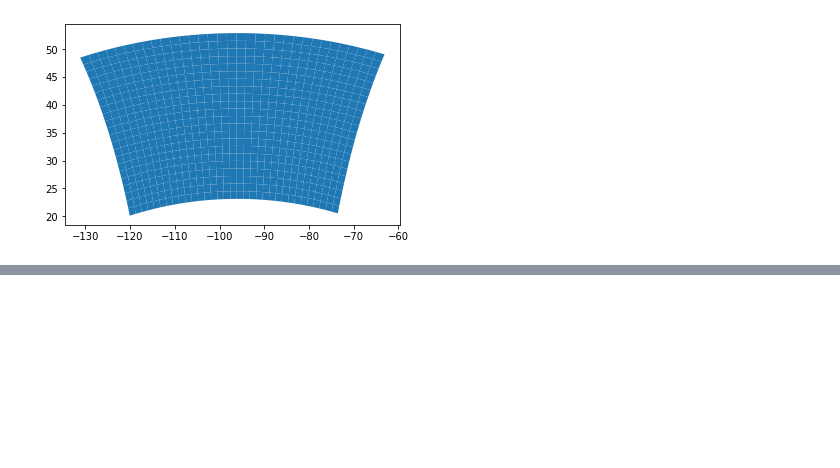
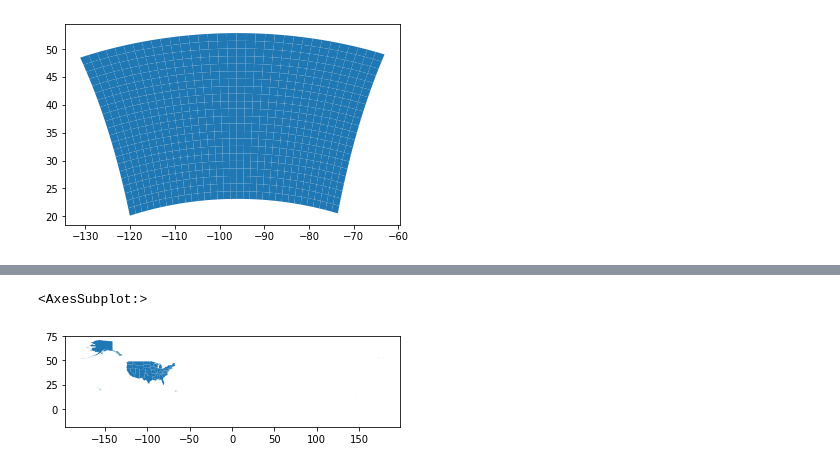
Before and after one commit to tonybutzer/c-experiments, a Jupyter notebook: 2_Gridding_For_Scale/1_ard_tile_stuff.ipynb, the cells around one changed output, grey strips where cells are left out. Drawn from its saved outputs; the diff is of its cells as text; code cells hidden in the pictures; blank space fills up the shorter version.

```diff
--- a/2_Gridding_For_Scale/1_ard_tile_stuff.ipynb
+++ b/2_Gridding_For_Scale/1_ard_tile_stuff.ipynb
@@ -169,0 +194,7 @@ gdf_lat_lon.plot()
+# %%
+sgdf = gpd.read_file('cb_2018_us_state_500k.shp')
+# %%
+sgdf.plot()
+# %% [output]
+<AxesSubplot:>
+[figure, added]
```
Also changed, not shown: parts of 19 cells of this notebook, 12 other files.
